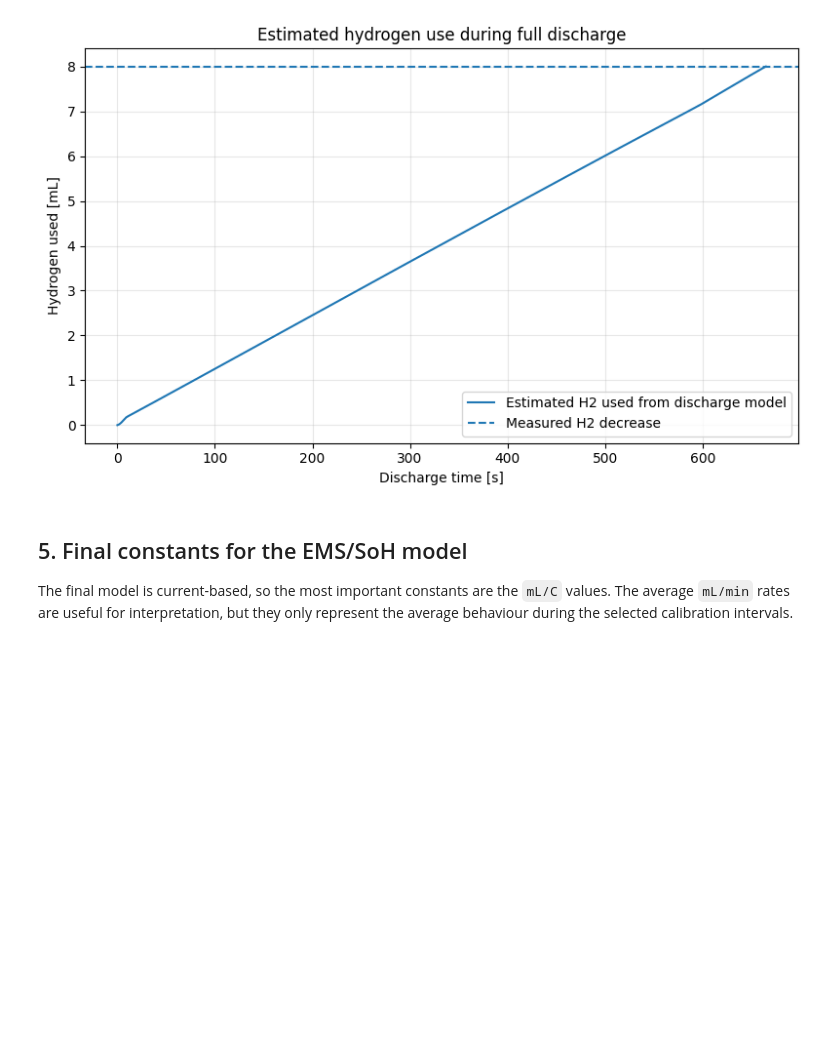
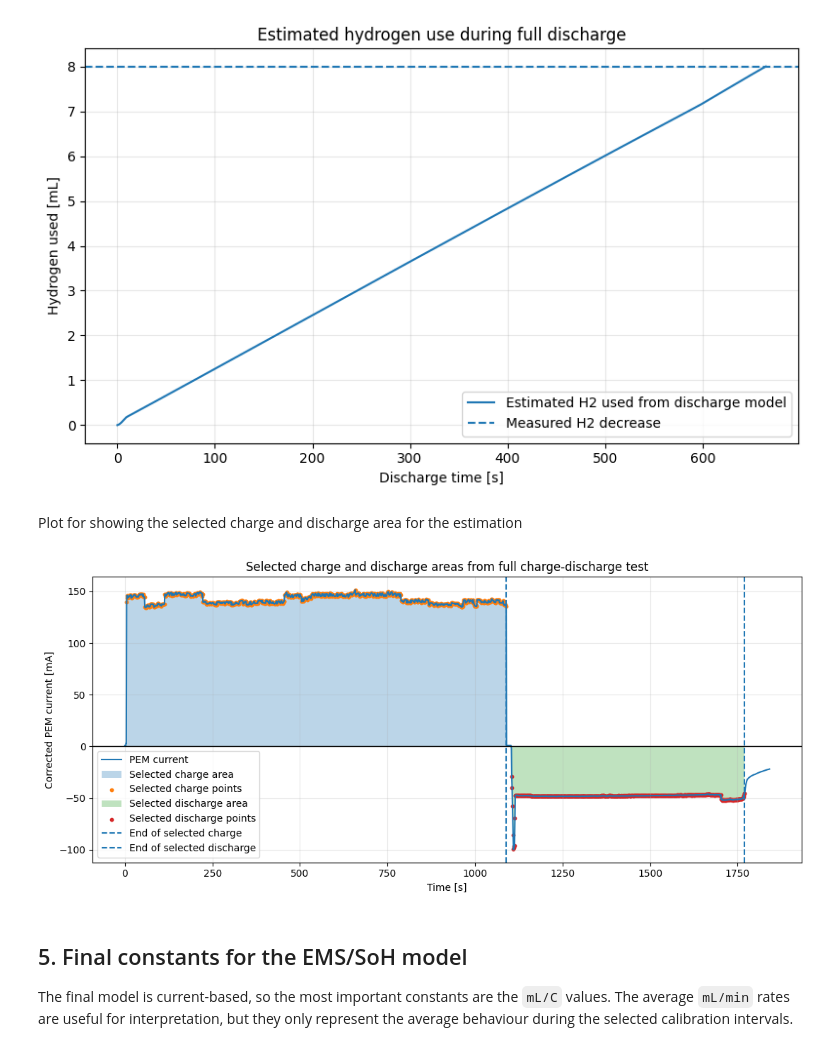
Before and after one commit to MatildeMGM/Bachelor, a Jupyter notebook: control_parameters_new/pem/PEM_full_cycle_same_plots_H2_estimation.ipynb, the cells around one changed output. Saved outputs shown, nothing was run; the diff lists cells and outputs as text; code cells hidden in the pictures; blank space fills up the shorter version.

Commit message:
plots

```diff
--- a/control_parameters_new/pem/PEM_full_cycle_same_plots_H2_estimation.ipynb
+++ b/control_parameters_new/pem/PEM_full_cycle_same_plots_H2_estimation.ipynb
@@ -731,6 +661,72 @@ plt.tight_layout()
 plt.show()
 # %% [output]
 [figure]
+# %% [markdown]
+Plot for showing the selected charge and discharge area for the estimation
+# %%
+fig, ax = plt.subplots(figsize=(11, 5))
+
+ax.plot(
+    full_cycle["time_s"],
+    full_cycle["pem_current_A"] * 1000,
+    label="PEM current",
+    linewidth=1.5,
+)
+
+ax.fill_between(
+    full_cycle_charge["time_s"],
+    full_cycle_charge["pem_current_A"] * 1000,
+    0,
+    alpha=0.3,
+    label="Selected charge area",
+)
+
+ax.scatter(
+    full_cycle_charge["time_s"],
+    full_cycle_charge["pem_current_A"] * 1000,
+    s=10,
+    label="Selected charge points",
+)
+
+ax.fill_between(
+    active_discharge["time_s"],
+    active_discharge["pem_current_A"] * 1000,
+    0,
+    alpha=0.3,
+    label="Selected discharge area",
+)
+
+ax.scatter(
+    active_discharge["time_s"],
+    active_discharge["pem_current_A"] * 1000,
+    s=10,
+    label="Selected discharge points",
+)
+
+ax.axvline(
+    full_cycle_charge["time_s"].iloc[-1],
+    linestyle="--",
+    label="End of selected charge",
+)
+
+ax.axvline(
+    active_discharge["time_s"].iloc[-1],
+    linestyle="--",
+    label="End of selected discharge",
+)
+
+ax.axhline(0, linewidth=1, color="black")
+
+ax.set_xlabel("Time [s]")
+ax.set_ylabel("Corrected PEM current [mA]")
+ax.set_title("Selected charge and discharge areas from full charge-discharge test")
+ax.grid(True, alpha=0.3)
+ax.legend()
+
+plt.tight_layout()
+plt.show()
+# %% [output]
+[figure, added]
 # %% [markdown]
 ## 5. Final constants for the EMS/SoH model
 
```
Also changed, not shown: parts of 3 cells of this notebook, 1 other file.
